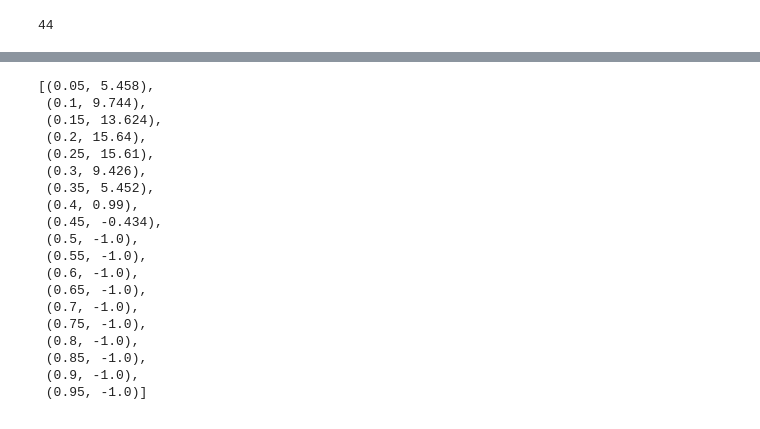
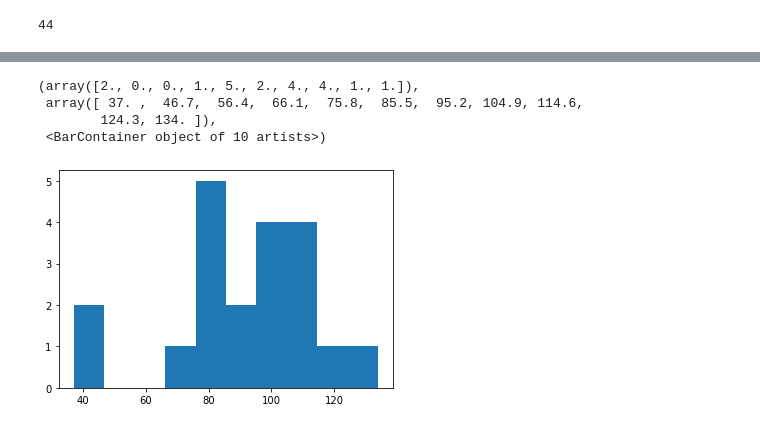
Before and after one commit to thomaswp/MazeGen, a Jupyter notebook: generator.ipynb, the cells around one changed output, grey strips where cells are left out. Drawn from its saved outputs; the diff is of its cells as text; code cells hidden in the pictures.

```diff
--- a/generator.ipynb
+++ b/generator.ipynb
@@ -104,0 +83,8 @@ test_path
+# %%
+def get_paths(matrix):
+    pathfinder = lambda start, end: find_path(matrix, start, end)
+    return join_paths(GOALS, pathfinder)
+
+test_path = get_paths(test_matrix)
+# print(grid.grid_str(path=path, start=start, end=end))
+test_path
@@ -186,0 +238,11 @@ score_matrix(test_matrix)
+# %%
+def generate_maze_from_path(path):
+    maze = [[0 for i in range(WIDTH)] for j in range(HEIGHT)]
+    for point in path:
+        maze[point[1]][point[0]] = 1
+    return maze
+
+random_path = generate_random_path(WIDTH, HEIGHT, 2, 2)
+m = generate_maze_from_path(random_path)
+print(score_matrix(m))
+m
@@ -186,0 +267,20 @@ score_matrix(test_matrix)
+# %%
+def score_mazes(mazes):
+    scores = []
+    for index in range(len(mazes)):
+        scores.append(score_matrix(mazes[index]))
+        if index > 0 and index % 250 == 0:
+            print(f'Scored {index}/{len(mazes)}')
+    return scores
+# %%
+def generate_path_mazes(n):
+    mazes = []
+    for i in range(n):
+        path = generate_random_path(WIDTH, HEIGHT, 0, 3)
+        mazes.append(generate_maze_from_path(path))
+    return mazes
+
+random.seed(1234)
+test_mazes = generate_path_mazes(20)
+test_scores = score_mazes(test_mazes)
+test_scores
@@ -193,26 +312,6 @@ test_scores
 # %%
-import numpy as np
+# import numpy as np
 
-random.seed(1234)
-[(density/20, np.mean([score_matrix(generate_random_matrix(density/20)) for i in range(500)])) for density in range(1, 20)]
+# random.seed(1234)
+# [(density/20, np.mean([score_matrix(generate_random_matrix(density/20)) for i in range(500)])) for density in range(1, 20)]
-# %% [output]
-[(0.05, 5.458),
- (0.1, 9.744),
- (0.15, 13.624),
- (0.2, 15.64),
- (0.25, 15.61),
- (0.3, 9.426),
- (0.35, 5.452),
- (0.4, 0.99),
- (0.45, -0.434),
- (0.5, -1.0),
- (0.55, -1.0),
- (0.6, -1.0),
- (0.65, -1.0),
- (0.7, -1.0),
- (0.75, -1.0),
- (0.8, -1.0),
- (0.85, -1.0),
- (0.9, -1.0),
- (0.95, -1.0)]
 # %%
@@ -222,2 +325,12 @@ test_scores_best = [score_matrix(generate_random_matrix(best)) for i in range(20
+# %%
+random.seed(1234)
+matrix_corpus = generate_path_mazes(40000)
+matrix_scores = score_mazes(matrix_corpus)
+# %% [output]
+(array([2., 0., 0., 1., 5., 2., 4., 4., 1., 1.]),
+ array([ 37. ,  46.7,  56.4,  66.1,  75.8,  85.5,  95.2, 104.9, 114.6,
+        124.3, 134. ]),
+ <BarContainer object of 10 artists>)
+[figure, added]
 # %%
 import matplotlib.pyplot as plt
```
Also changed, not shown: parts of 19 cells of this notebook, 2 other files.
